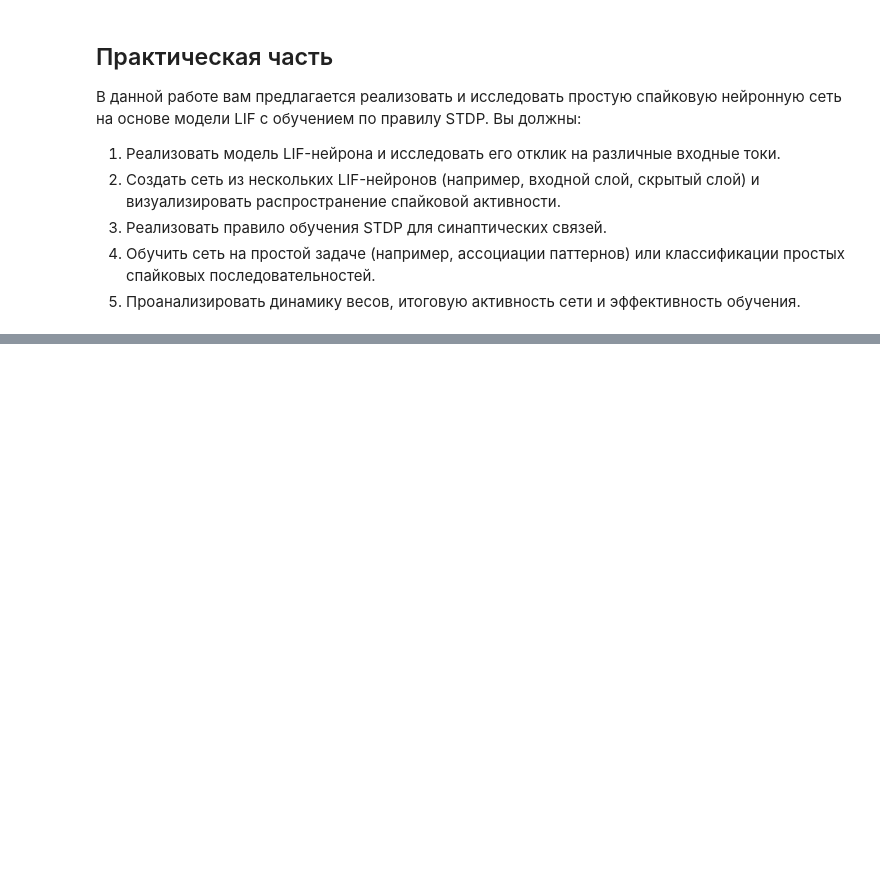
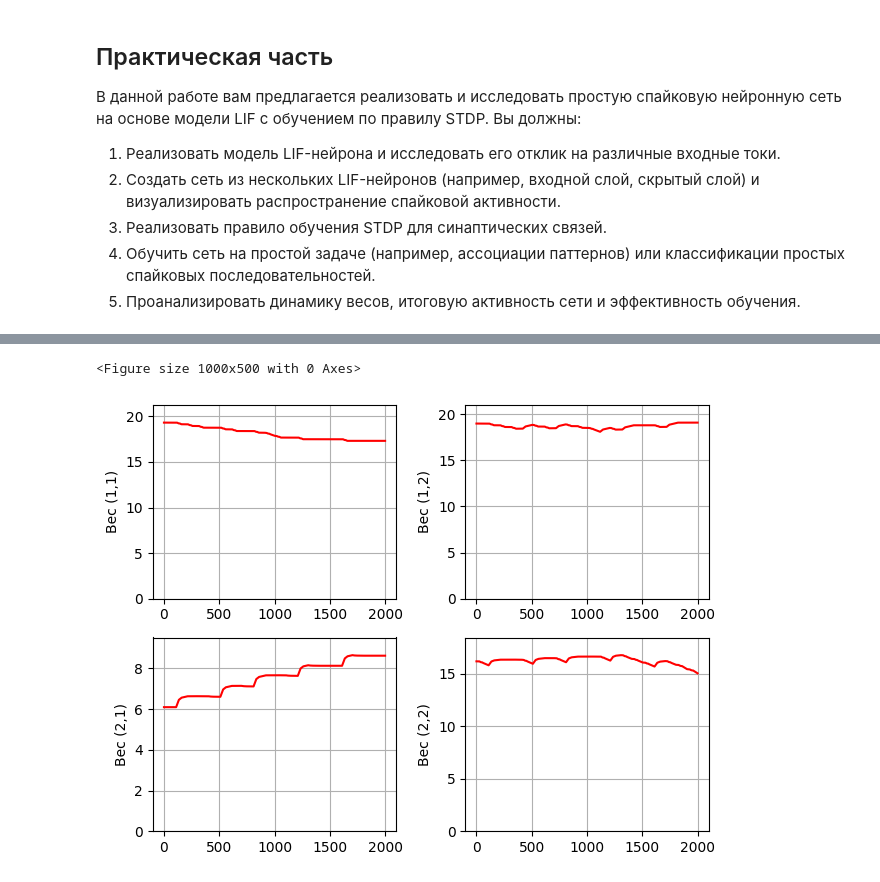
Before and after one commit to TheTangerineOwl/NN_Lab2, a Jupyter notebook: SNN.ipynb, the cells around one changed output, grey strips where cells are left out. Cells and saved outputs as stored; diff of their text form; code cells hidden in the pictures; blank space fills up the shorter version.

```diff
--- a/SNN.ipynb
+++ b/SNN.ipynb
@@ -640,0 +608,19 @@ print(f'Рассчитанная точность: {calc_acc:.4f}')
+# %%
+fig = plt.figure(figsize=(10, 5))
+
+part = len(t_range)
+epran_long = np.arange(0, part)
+fig, axs = plt.subplots(n_inputs, n_outputs)
+for i in range(n_inputs):
+    for j in range(n_outputs):
+        # whep = [wh[ep][i][j][-1] for ep in epran_long]
+        axs[i][j].plot(epran_long, model.weight_history[i][j], 'r', label=f'Вес синапса ({i + 1},{j + 1})')
+        axs[i][j].set_ybound(0, np.max(model.weight_history[i][j]) *  1.1)
+        axs[i][j].set_ylabel(f'Вес ({i + 1},{j + 1})')
+        axs[i][j].grid(True)
+
+plt.tight_layout()
+plt.show()
+# %% [output]
+<Figure size 1000x500 with 0 Axes>
+[figure, added]
```
Also changed, not shown: parts of 31 cells of this notebook.
